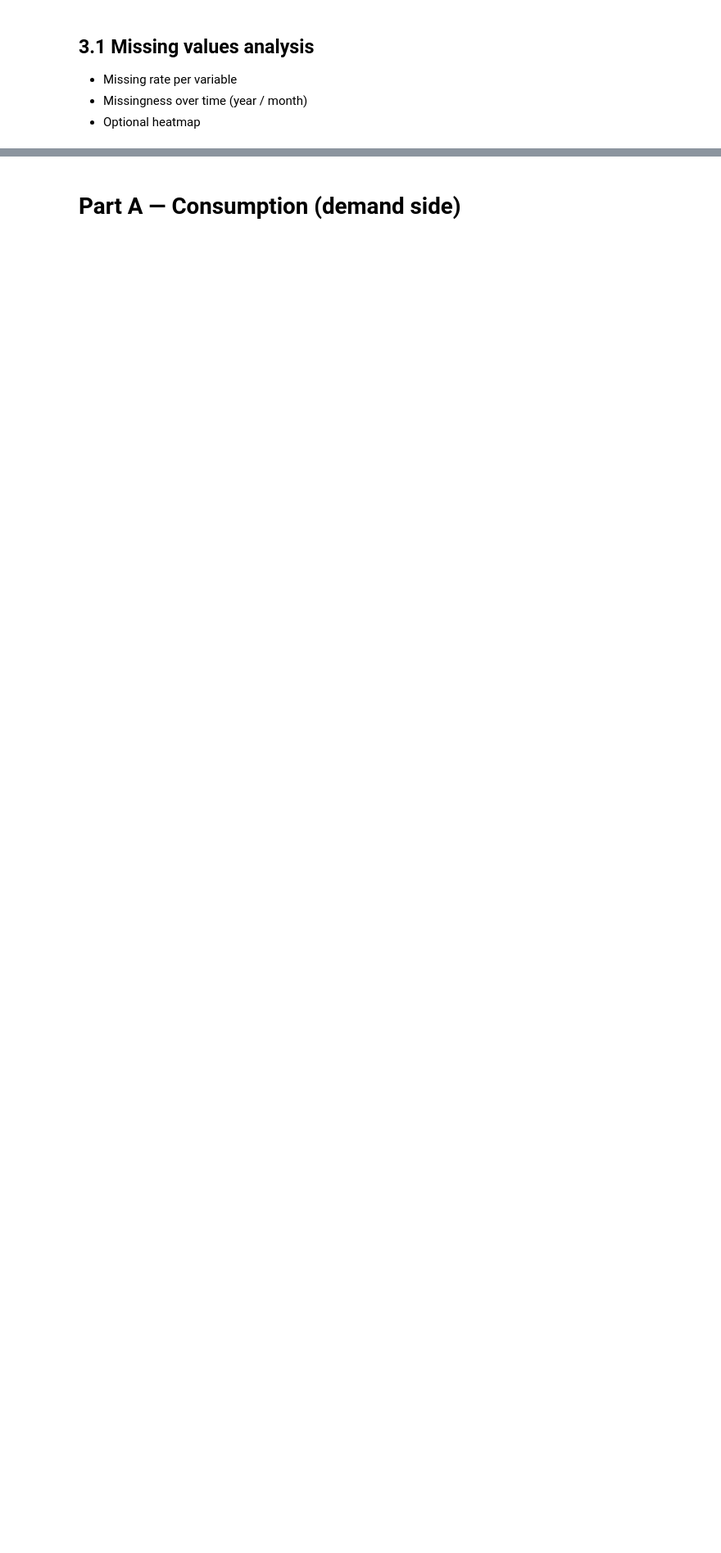
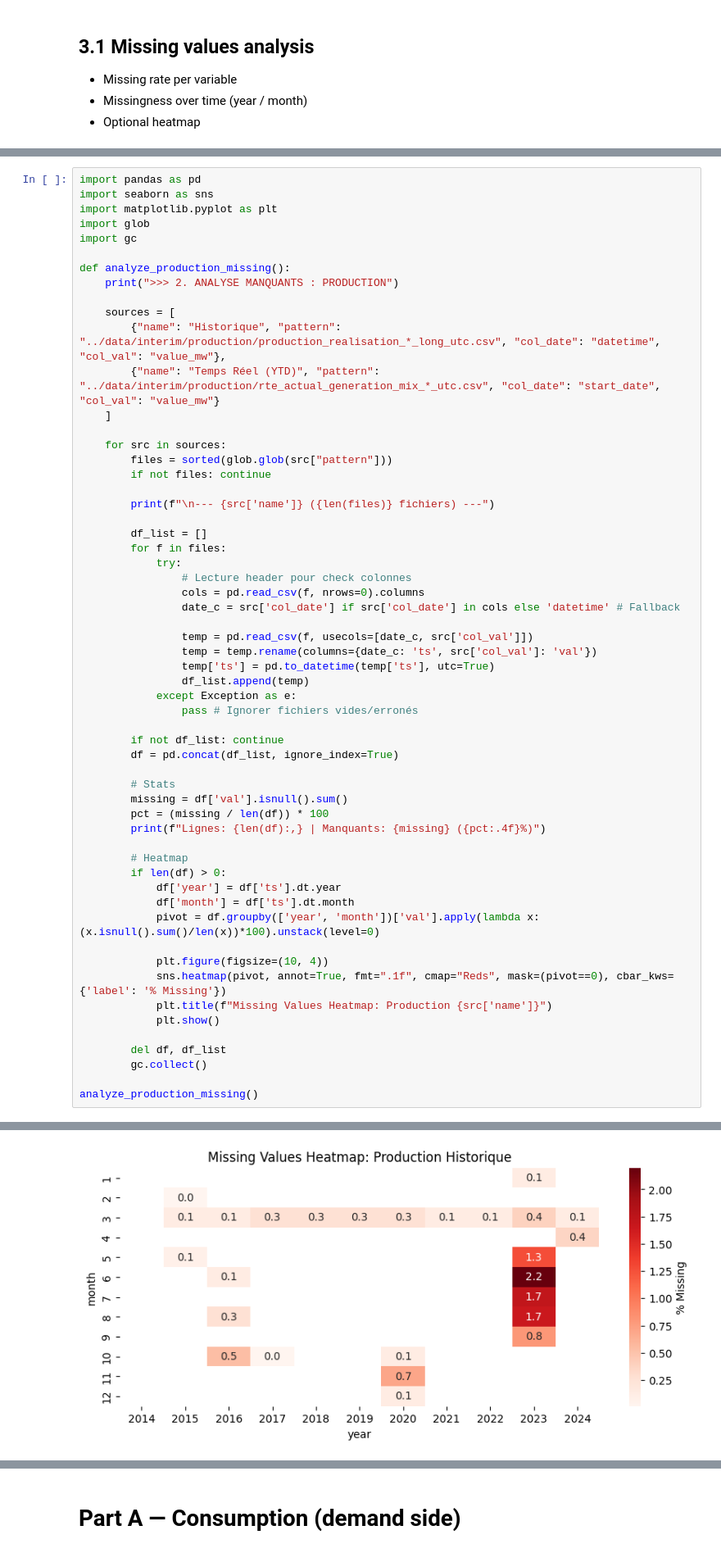
Before and after one commit to quentinbenchetrit/france-grid-stress-prediction, a Jupyter notebook: notebooks/EDA.ipynb, the cells around one changed output, grey strips where cells are left out. Shown: that part at 82% size. Saved outputs shown, nothing was run; the diff lists cells and outputs as text; blank space fills up the shorter version.

```diff
--- a/notebooks/EDA.ipynb
+++ b/notebooks/EDA.ipynb
@@ -1497,0 +1556,59 @@ This DST handling is a core component of the project-wide **UTC-only time policy
+# %%
+import pandas as pd
+import seaborn as sns
+import matplotlib.pyplot as plt
+import glob
+import gc
+
+def analyze_production_missing():
+    print(">>> 2. ANALYSE MANQUANTS : PRODUCTION")
+
+    sources = [
+        {"name": "Historique", "pattern": "../data/interim/production/production_realisation_*_long_utc.csv", "col_date": "datetime", "col_val": "value_mw"},
+        {"name": "Temps Réel (YTD)", "pattern": "../data/interim/production/rte_actual_generation_mix_*_utc.csv", "col_date": "start_date", "col_val": "value_mw"}
+    ]
+
+    for src in sources:
+        files = sorted(glob.glob(src["pattern"]))
+        if not files: continue
+
+        print(f"\n--- {src['name']} ({len(files)} fichiers) ---")
+
+        df_list = []
+        for f in files:
+            try:
+                # Lecture header pour check colonnes
+                cols = pd.read_csv(f, nrows=0).columns
+                date_c = src['col_date'] if src['col_date'] in cols else 'datetime' # Fallback
+
+                temp = pd.read_csv(f, usecols=[date_c, src['col_val']])
+                temp = temp.rename(columns={date_c: 'ts', src['col_val']: 'val'})
+                temp['ts'] = pd.to_datetime(temp['ts'], utc=True)
+                df_list.append(temp)
+            except Exception as e:
+                pass # Ignorer fichiers vides/erronés
+
+        if not df_list: continue
+        df = pd.concat(df_list, ignore_index=True)
+
+        # Stats
+        missing = df['val'].isnull().sum()
+        pct = (missing / len(df)) * 100
+        print(f"Lignes: {len(df):,} | Manquants: {missing} ({pct:.4f}%)")
+
+        # Heatmap
+        if len(df) > 0:
+            df['year'] = df['ts'].dt.year
+            df['month'] = df['ts'].dt.month
+            pivot = df.groupby(['year', 'month'])['val'].apply(lambda x: (x.isnull().sum()/len(x))*100).unstack(level=0)
+
+            plt.figure(figsize=(10, 4))
+            sns.heatmap(pivot, annot=True, fmt=".1f", cmap="Reds", mask=(pivot==0), cbar_kws={'label': '% Missing'})
+            plt.title(f"Missing Values Heatmap: Production {src['name']}")
+            plt.show()
+
+        del df, df_list
+        gc.collect()
+
+analyze_production_missing()
+# %% [output]
@@ -1497,0 +1619 @@ This DST handling is a core component of the project-wide **UTC-only time policy
+[figure, added]
```
Also changed, not shown: parts of 10 cells of this notebook.
